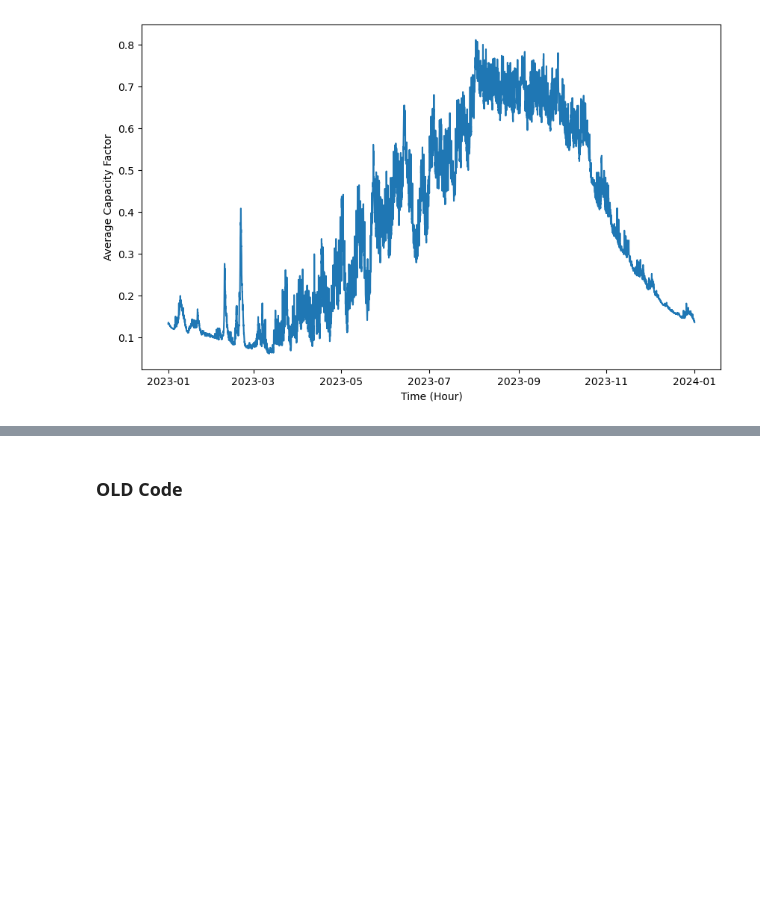
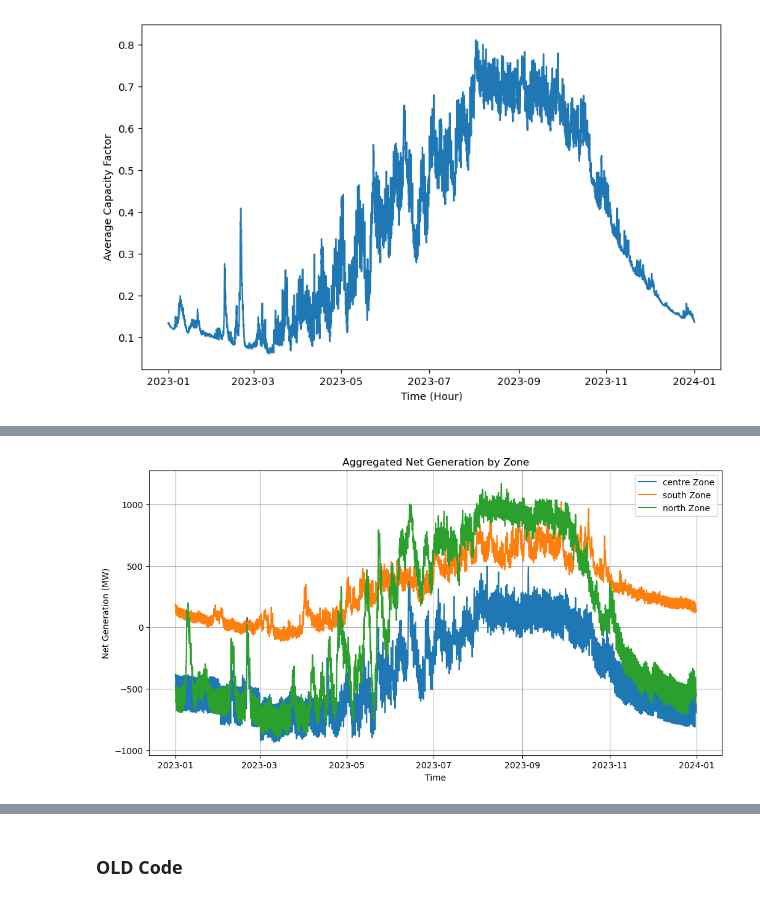
Before and after one commit to lukasschirren/GeoH2-Laos, a Jupyter notebook: prep_net_generation.ipynb, the cells around one changed output, grey strips where cells are left out. Drawn from its saved outputs; the diff is of its cells as text; code cells hidden in the pictures; blank space fills up the shorter version.

```diff
--- a/prep_net_generation.ipynb
+++ b/prep_net_generation.ipynb
@@ -315,18 +350,14 @@ def hydropower_potential_with_capacity(flowrate, head, capacity, eta):
 # %%
-# location_hydro = gpd.read_file(f'Data_25/hydropower_dams_25.gpkg')
-# location_hydro.rename(columns={'Latitude': 'lat', 'Longitude': 'lon'}, inplace=True)
+location_hydro = gpd.read_file(f'Data_25/hydropower_dams_25.gpkg')
+location_hydro.rename(columns={'Latitude': 'lat', 'Longitude': 'lon'}, inplace=True)
 # location_hydro.rename(columns={'head_example':'head'},inplace=True)
 
-# location_hydro['geometry'] = gpd.points_from_xy(location_hydro.lon, location_hydro.lat)
+location_hydro['geometry'] = gpd.points_from_xy(location_hydro.lon, location_hydro.lat)
 # --->>>>
 # USE PLANTS_WITH_ZONES
-
+location_hydro = assign_zones_to_plants(location_hydro, gdf_areas)
 
 # laos_hydrobasins = gpd.read_file('Data_hydrobasins/hydrobasins_lvl10/hybas_as_lev10_v1c.shp')
 # laos_hydrobasins['lat'] = location_hydro.geometry.y
 # laos_hydrobasins['lon'] = location_hydro.geometry.x
-
-hexagons = gpd.read_file(f'Parameters_PEM_25/hex_transport.geojson')
-
-runoff = xr.open_dataarray("Cutouts_atlite/Laos5AVG_Runoff.nc")
 # %%
@@ -389 +548,11 @@ zone_demand = pd.DataFrame(zone_profiles)
+# %%
+visualize_net_generation(
+    net_generation=net_generation,
+    plants_data=location_hydro,
+    zone_column="Area_new24",
+    plot_type="aggregated",
+    max_hours=8750  # Optional: Limit to first 1000 hours
+)
+# %% [output]
+[figure, added]
 # %%
```
Also changed, not shown: parts of 17 cells of this notebook, 3 other files.
